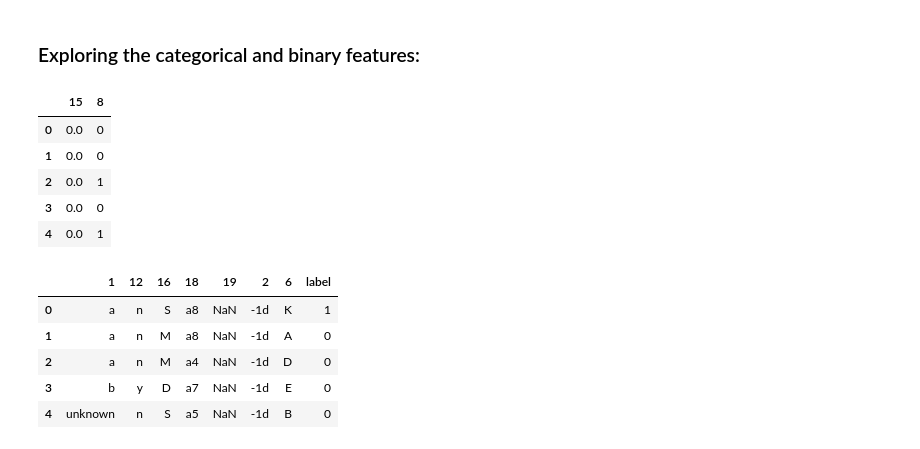
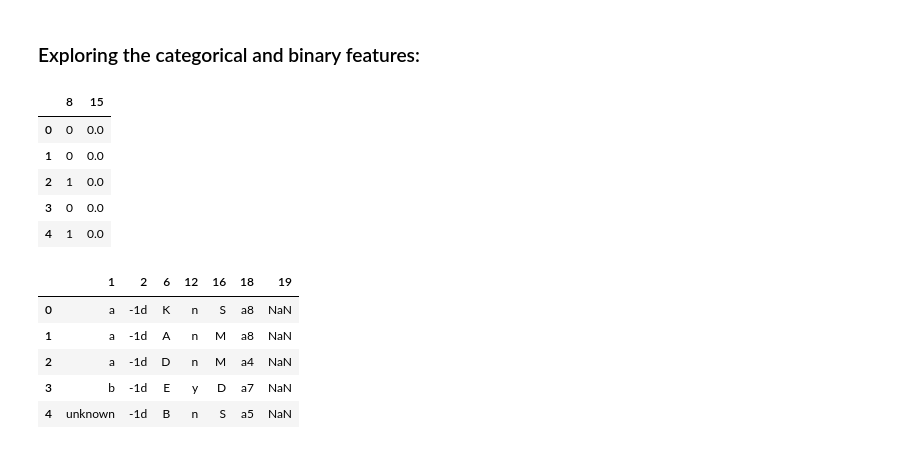
Before and after one commit to BensGith/G2-MachineLearning, a Jupyter notebook: G2-JUPY.ipynb, the cells around one changed output. Drawn from its saved outputs; the diff is of its cells as text; code cells hidden in the pictures.

```diff
--- a/G2-JUPY.ipynb
+++ b/G2-JUPY.ipynb
@@ -256,23 +280,23 @@ cor_map(train_set_numeric)
 ### Exploring the categorical and binary features:
 # %%
 binary_features = classify_features(train_set)['binary']
-train_set_binary = train_set[binary_features]
+train_set_binary = train_set[sorted(binary_features, key=lambda x: int(x))]
 train_set_binary.head()
 # %% [output]
-|  | 15 | 8 |
-| 0 | 0.0 | 0 |
-| 1 | 0.0 | 0 |
-| 2 | 0.0 | 1 |
-| 3 | 0.0 | 0 |
-| 4 | 0.0 | 1 |
+|  | 8 | 15 |
+| 0 | 0 | 0.0 |
+| 1 | 0 | 0.0 |
+| 2 | 1 | 0.0 |
+| 3 | 0 | 0.0 |
+| 4 | 1 | 0.0 |
 # %%
-cat_features = classify_features(train_set)['categorical']
-train_set_cat = train_set[cat_features]
+cat_features = classify_features(train_set)['categorical'][:-1]  # without the label column which has already been explored
+train_set_cat = train_set[sorted(cat_features, key=lambda x: int(x))]
 train_set_cat.head()
 # %% [output]
-|  | 1 | 12 | 16 | 18 | 19 | 2 | 6 | label |
-| 0 | a | n | S | a8 | NaN | -1d | K | 1 |
-| 1 | a | n | M | a8 | NaN | -1d | A | 0 |
-| 2 | a | n | M | a4 | NaN | -1d | D | 0 |
-| 3 | b | y | D | a7 | NaN | -1d | E | 0 |
-| 4 | unknown | n | S | a5 | NaN | -1d | B | 0 |
+|  | 1 | 2 | 6 | 12 | 16 | 18 | 19 |
+| 0 | a | -1d | K | n | S | a8 | NaN |
+| 1 | a | -1d | A | n | M | a8 | NaN |
+| 2 | a | -1d | D | n | M | a4 | NaN |
+| 3 | b | -1d | E | y | D | a7 | NaN |
+| 4 | unknown | -1d | B | n | S | a5 | NaN |
```
Also changed, not shown: parts of 14 cells of this notebook, 1 other file.
